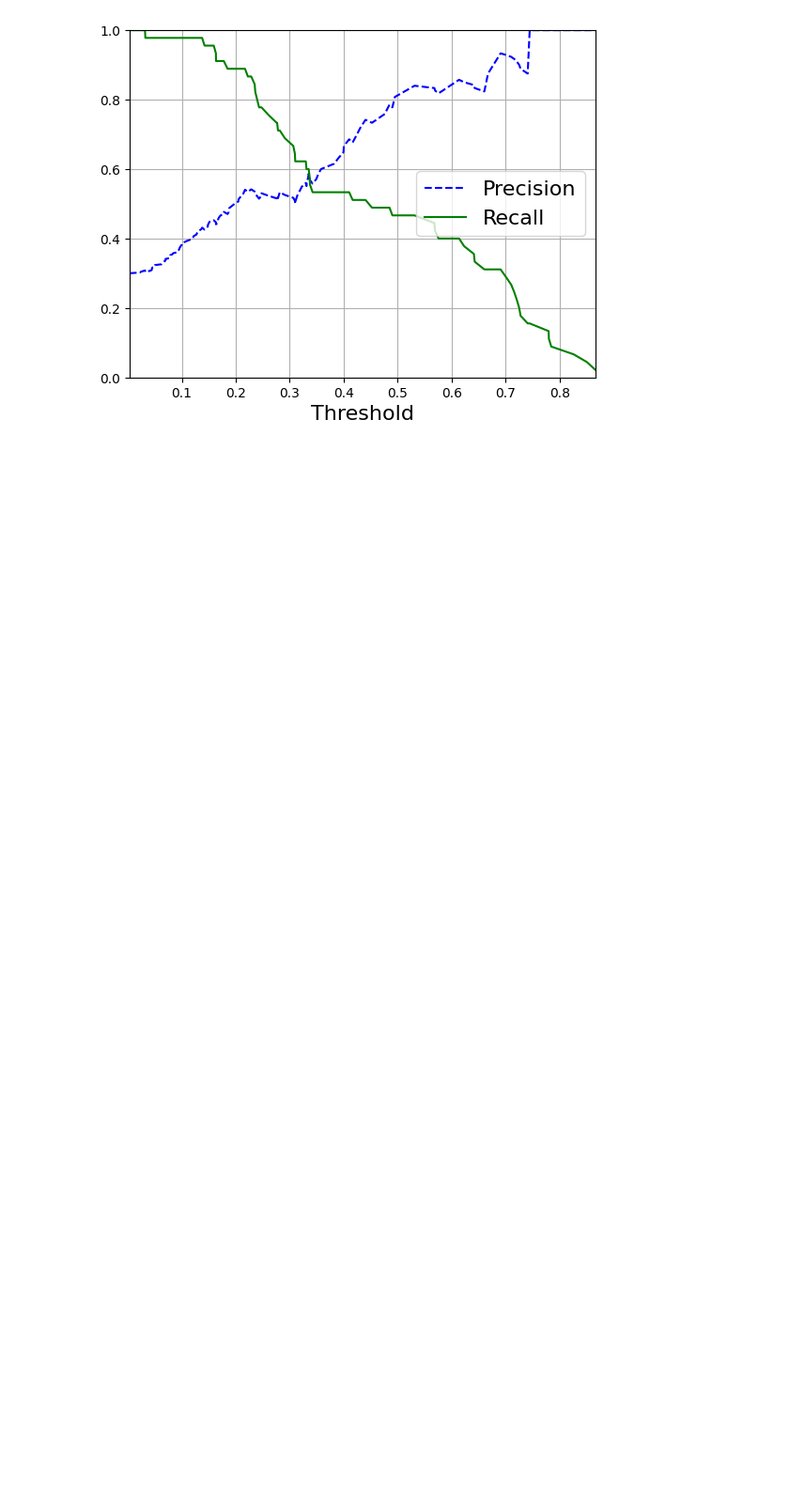
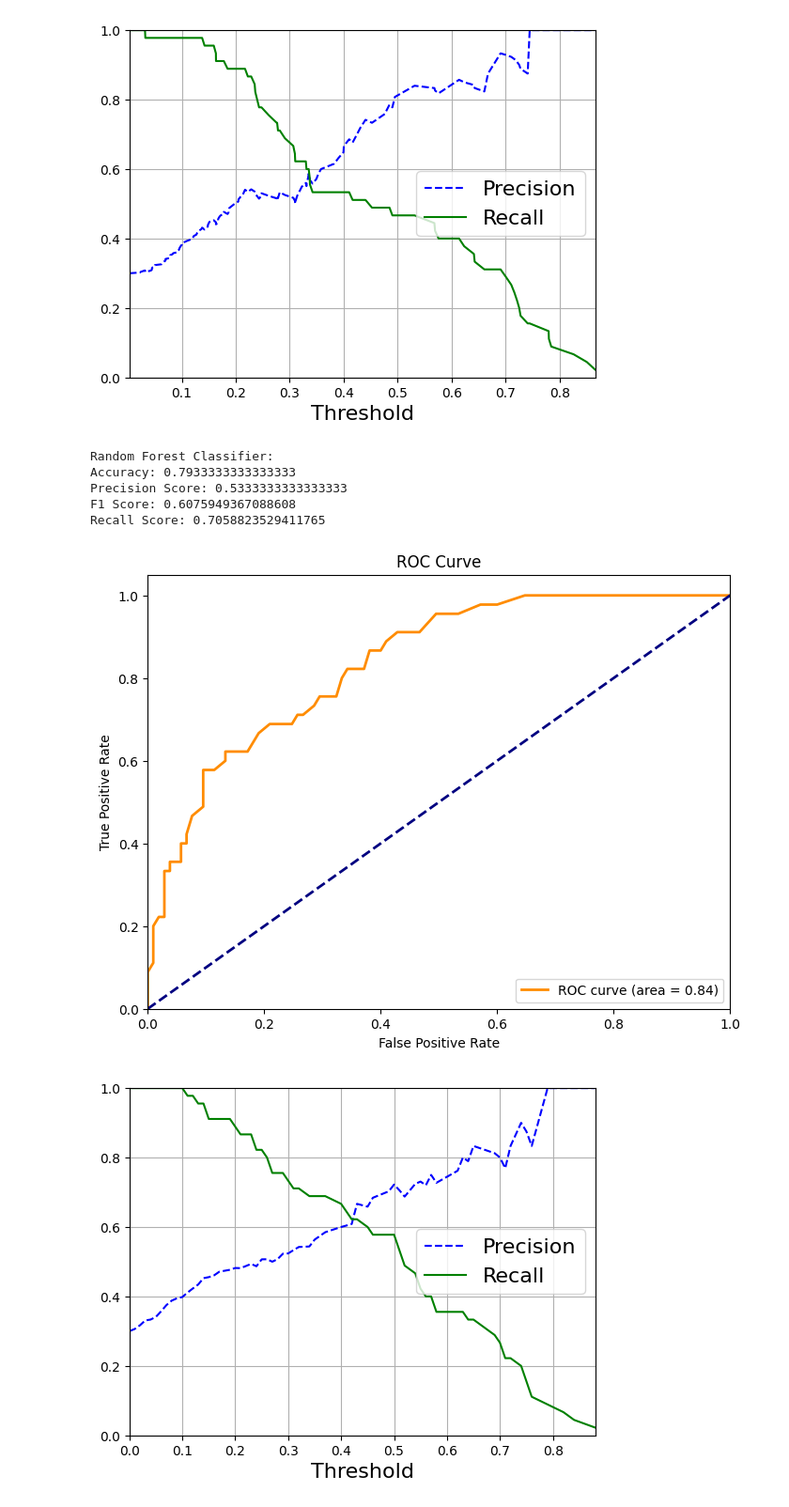
Before and after one commit to GabeALopez/machine-learning-projects, a Jupyter notebook: project3/Gabriel_Lopez_Project3.ipynb, the cells around one changed output. Shown at 94% size. Drawn from its saved outputs; the diff is of its cells as text; code cells hidden in the pictures; blank space fills up the shorter version.

```diff
--- a/project3/Gabriel_Lopez_Project3.ipynb
+++ b/project3/Gabriel_Lopez_Project3.ipynb
@@ -159,3 +159,29 @@ F1 Score: 0.6000000000000001
 Recall Score: 0.84
 [figure]
 [figure]
+# %%
+#Site this
+from sklearn.ensemble import RandomForestClassifier
+from sklearn.svm import SVC
+from sklearn.ensemble import VotingClassifier
+
+rnd_clf = RandomForestClassifier(n_estimators=100, random_state=42)
+svc_clf = SVC(gamma='scale', random_state=42)
+
+voting_clf = VotingClassifier(
+    estimators=[('lr', log_clf), ('rnd', rnd_clf), ('svc', svc_clf)],
+    voting = 'hard'
+)
+
+print("Random Forest Classifier:")
+fit_and_print(rnd_clf, X_train, y_train, X_test, y_test)
+create_ROC_Curve(rnd_clf, X_test, y_test)
+create_precision_recall_curve(rnd_clf, X_test, y_test)
+# %% [output]
+Random Forest Classifier:
+Accuracy: 0.7933333333333333
+Precision Score: 0.5333333333333333
+F1 Score: 0.6075949367088608
+Recall Score: 0.7058823529411765
+[figure, added]
+[figure, added]
```
Also changed, not shown: parts of 3 cells of this notebook.
